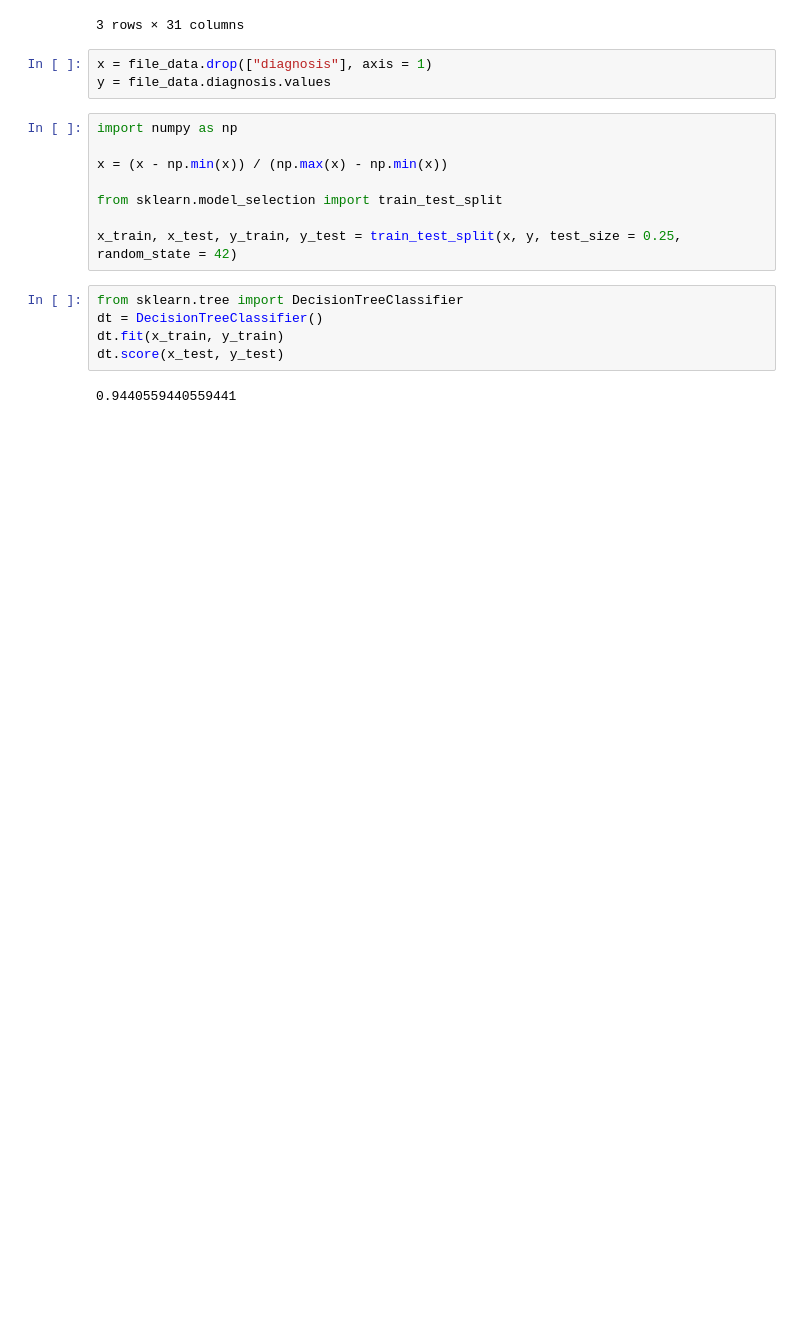
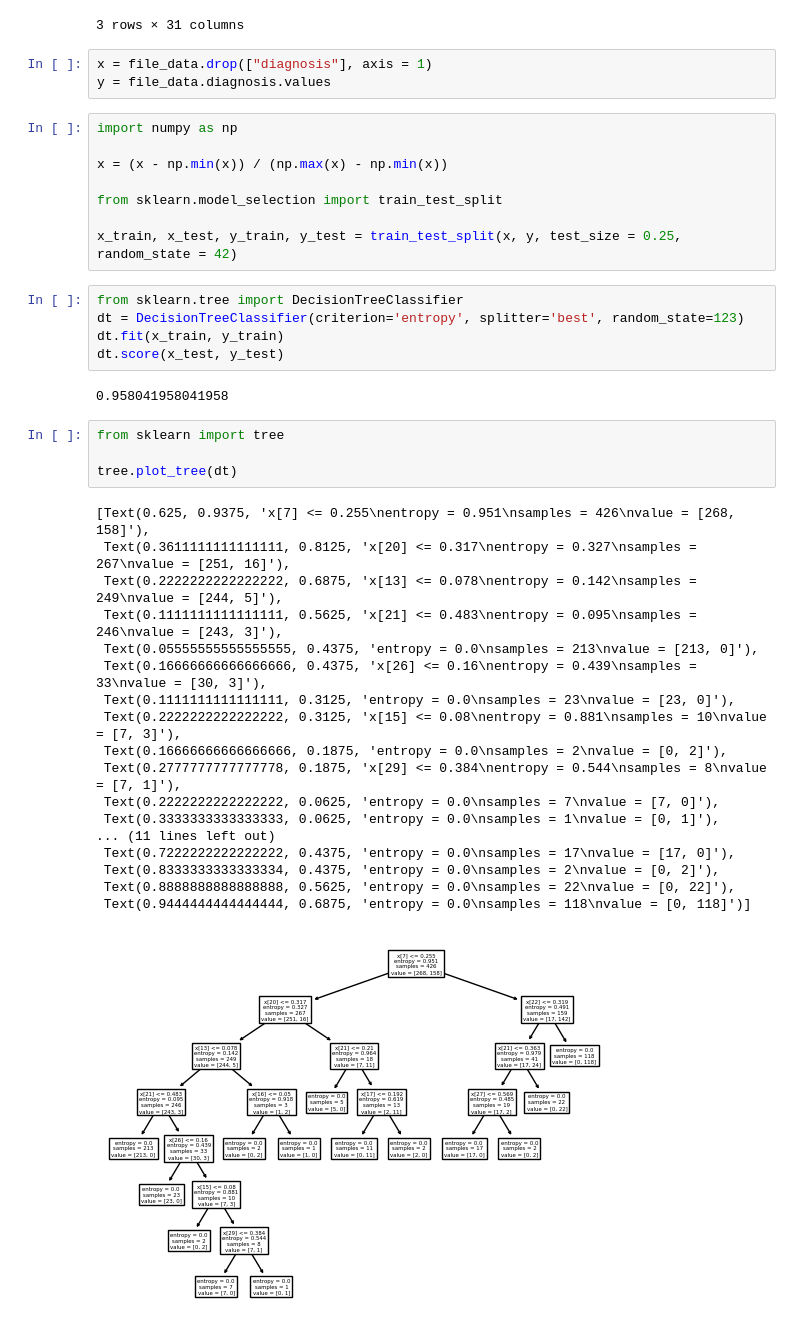
Before and after one commit to juniorq33/Machine-Learning, a Jupyter notebook: Assignment_1/breast_cancer_tree_model.ipynb, the cells around one changed output. Cells and saved outputs as stored; diff of their text form; blank space fills up the shorter version.

Commit message:
id3 for tree

```diff
--- a/Assignment_1/breast_cancer_tree_model.ipynb
+++ b/Assignment_1/breast_cancer_tree_model.ipynb
@@ -60,8 +60,31 @@ from sklearn.model_selection import train_test_split
 x_train, x_test, y_train, y_test = train_test_split(x, y, test_size = 0.25, random_state = 42)
 # %%
 from sklearn.tree import DecisionTreeClassifier
-dt = DecisionTreeClassifier()
+dt = DecisionTreeClassifier(criterion='entropy', splitter='best', random_state=123)
 dt.fit(x_train, y_train)
 dt.score(x_test, y_test)
 # %% [output]
-0.9440559440559441
+0.958041958041958
+# %%
+from sklearn import tree
+
+tree.plot_tree(dt)
+# %% [output]
+[Text(0.625, 0.9375, 'x[7] <= 0.255\nentropy = 0.951\nsamples = 426\nvalue = [268, 158]'),
+ Text(0.3611111111111111, 0.8125, 'x[20] <= 0.317\nentropy = 0.327\nsamples = 267\nvalue = [251, 16]'),
+ Text(0.2222222222222222, 0.6875, 'x[13] <= 0.078\nentropy = 0.142\nsamples = 249\nvalue = [244, 5]'),
+ Text(0.1111111111111111, 0.5625, 'x[21] <= 0.483\nentropy = 0.095\nsamples = 246\nvalue = [243, 3]'),
+ Text(0.05555555555555555, 0.4375, 'entropy = 0.0\nsamples = 213\nvalue = [213, 0]'),
+ Text(0.16666666666666666, 0.4375, 'x[26] <= 0.16\nentropy = 0.439\nsamples = 33\nvalue = [30, 3]'),
+ Text(0.1111111111111111, 0.3125, 'entropy = 0.0\nsamples = 23\nvalue = [23, 0]'),
+ Text(0.2222222222222222, 0.3125, 'x[15] <= 0.08\nentropy = 0.881\nsamples = 10\nvalue = [7, 3]'),
+ Text(0.16666666666666666, 0.1875, 'entropy = 0.0\nsamples = 2\nvalue = [0, 2]'),
+ Text(0.2777777777777778, 0.1875, 'x[29] <= 0.384\nentropy = 0.544\nsamples = 8\nvalue = [7, 1]'),
+ Text(0.2222222222222222, 0.0625, 'entropy = 0.0\nsamples = 7\nvalue = [7, 0]'),
+ Text(0.3333333333333333, 0.0625, 'entropy = 0.0\nsamples = 1\nvalue = [0, 1]'),
+... (11 lines left out)
+ Text(0.7222222222222222, 0.4375, 'entropy = 0.0\nsamples = 17\nvalue = [17, 0]'),
+ Text(0.8333333333333334, 0.4375, 'entropy = 0.0\nsamples = 2\nvalue = [0, 2]'),
+ Text(0.8888888888888888, 0.5625, 'entropy = 0.0\nsamples = 22\nvalue = [0, 22]'),
+ Text(0.9444444444444444, 0.6875, 'entropy = 0.0\nsamples = 118\nvalue = [0, 118]')]
+[figure, added]
```
